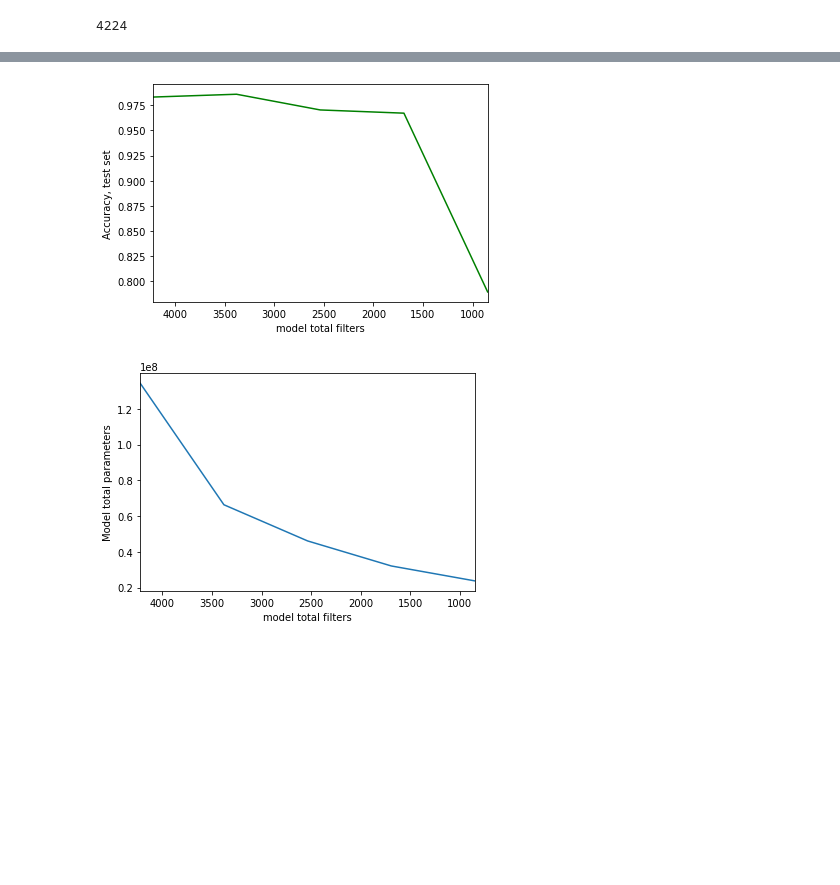
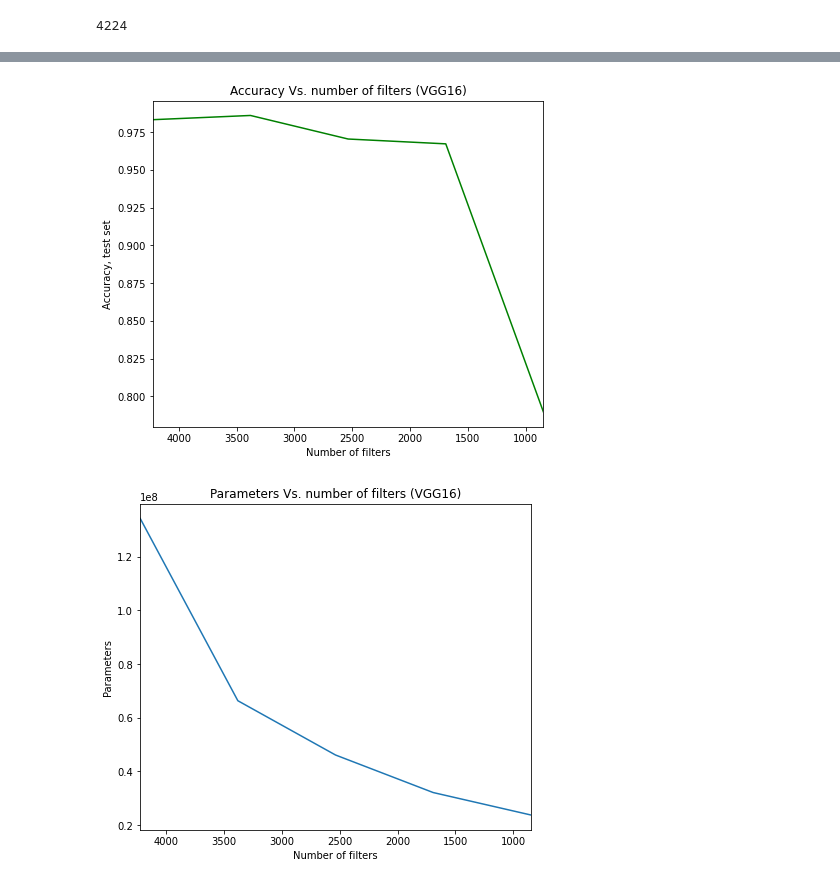
Before and after one commit to agreigra/pruning-cnn, a Jupyter notebook: vgg16.ipynb, the cells around one changed output, grey strips where cells are left out. Saved outputs shown, nothing was run; the diff lists cells and outputs as text; code cells hidden in the pictures; blank space fills up the shorter version.

```diff
--- a/vgg16.ipynb
+++ b/vgg16.ipynb
@@ -123,7 +123,7 @@ def prune(model):
         print("-------------------------------")
         acc = model.prune(filter_per_iteration)
         if(i%2 == 1):
-            torch.save(model, "alexnet_prunned"+str(i))
+            torch.save(model, "models/vgg16_prunned"+str(i))
         hist["parameters"].append(model.get_number_of_parameters())
         hist["accuracy"].append(acc)
         hist["filters"].append(model.total_num_filters())
@@ -169,21 +169,24 @@ Accuracy : 0.7896
 Finished fine tuning.
 # %%
 import matplotlib.pyplot as plt
+
+plt.figure(figsize=(7, 6))
 plt.plot(hist["filters"], hist["accuracy_retrained_model"], color='green')
-plt.xlabel('model total filters')
+plt.xlabel('Number of filters')
 plt.ylabel('Accuracy, test set')
 plt.xlim(hist["filters"][0], hist["filters"][-1])
-#plt.title("")
+plt.title("Accuracy Vs. number of filters (VGG16)")
 #plt.legend()
-plt.savefig('prunningfiltersvgg16.png')
+plt.savefig('images/prunningfiltersvgg16.png')
 # %% [output]
-[figure, old version]
+[figure, new version]
 # %%
+plt.figure(figsize=(7, 6))
 plt.plot(hist["filters"], hist["parameters"])
-plt.xlabel('model total filters')
-plt.ylabel('Model total parameters')
+plt.xlabel('Number of filters')
+plt.ylabel('Parameters')
 plt.xlim(hist["filters"][0], hist["filters"][-1])
-plt.savefig('parametersvgg16.png')
-#plt.ylim(hist["parameters"][0], hist["parameters"][-1])
+plt.title("Parameters Vs. number of filters (VGG16)")
+plt.savefig('images/parametersvgg16.png')
 # %% [output]
-[figure, old version]
+[figure, new version]
```
Also changed, not shown: 9 other files.
